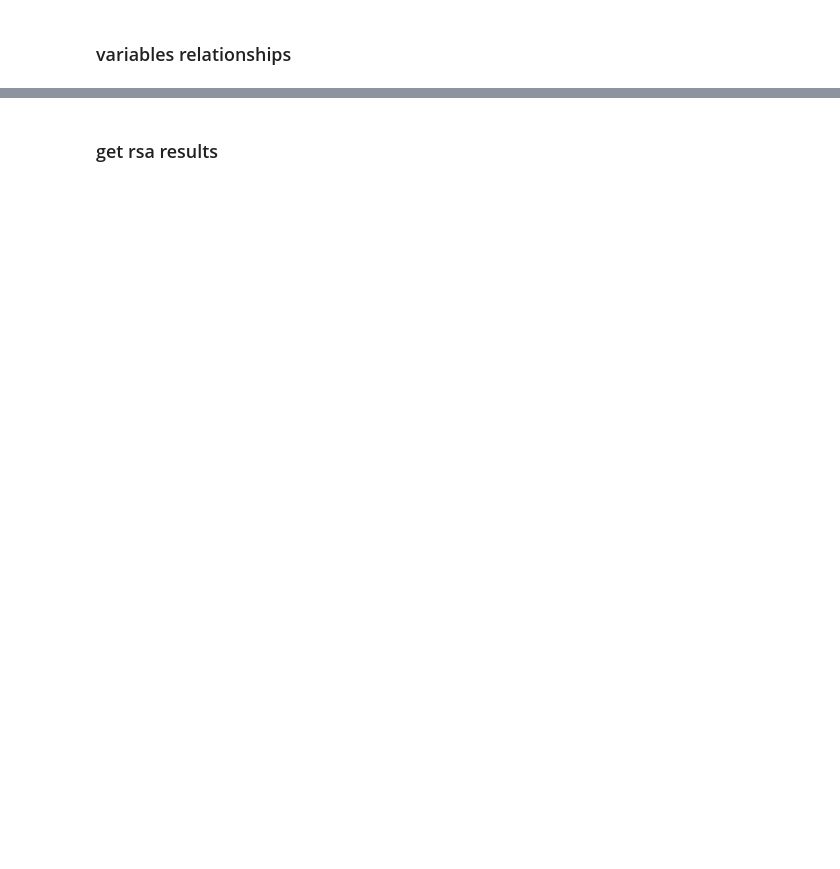
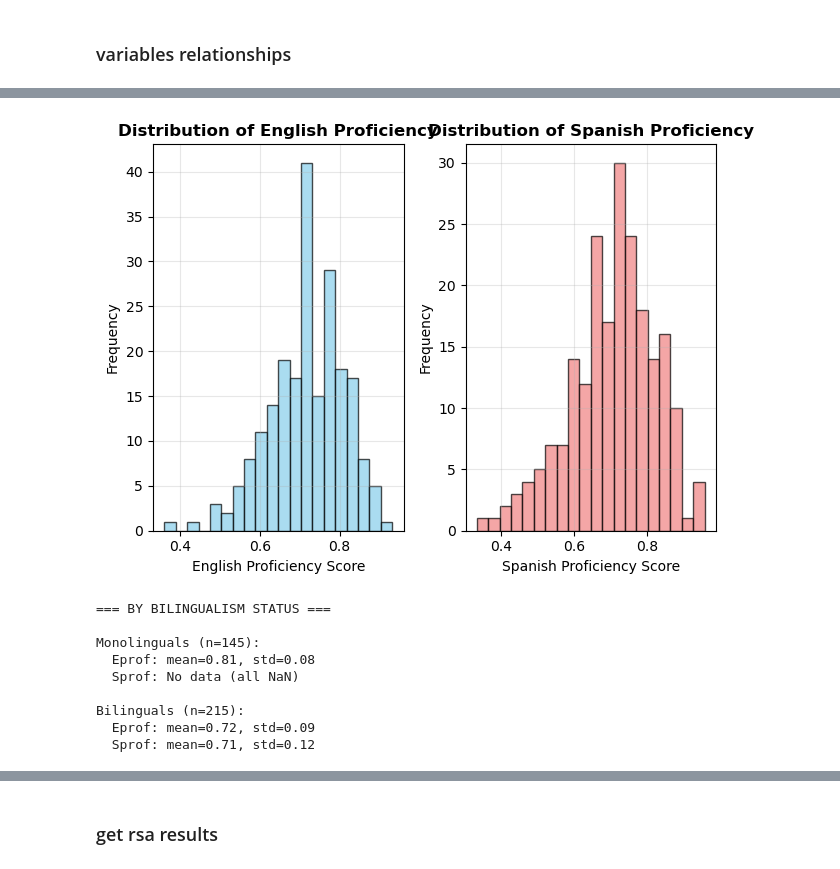
Before and after one commit to Weiiirrr/project_bilingualism_CVAE, a Jupyter notebook: script/CVAE_notebook/03-Analysis-RSA.ipynb, the cells around one changed output, grey strips where cells are left out. Saved outputs shown, nothing was run; the diff lists cells and outputs as text; code cells hidden in the pictures; blank space fills up the shorter version.

```diff
--- a/script/CVAE_notebook/03-Analysis-RSA.ipynb
+++ b/script/CVAE_notebook/03-Analysis-RSA.ipynb
@@ -290,0 +486,42 @@ See the caveats in the documentation: https://pandas.pydata.org/pandas-docs/stab
+# %%
+# English proficiency
+plt.subplot(1, 2, 1)
+df_sort[df_sort.bilingualism == 1]['Eprof'].hist(bins=20, alpha=0.7, color='skyblue', edgecolor='black')
+plt.title('Distribution of English Proficiency', fontweight='bold')
+plt.xlabel('English Proficiency Score')
+plt.ylabel('Frequency')
+plt.grid(True, alpha=0.3)
+
+# Spanish proficiency
+plt.subplot(1, 2, 2)
+df_sort[df_sort.bilingualism == 1]['Sprof'].dropna().hist(bins=20, alpha=0.7, color='lightcoral', edgecolor='black')
+plt.title('Distribution of Spanish Proficiency', fontweight='bold')
+plt.xlabel('Spanish Proficiency Score')
+plt.ylabel('Frequency')
+plt.grid(True, alpha=0.3)
+
+plt.tight_layout()
+plt.show()
+
+# Compare by bilingualism status
+print("\n=== BY BILINGUALISM STATUS ===")
+for status in [0, 1]:
+    label = "Monolinguals" if status == 0 else "Bilinguals"
+    subset = df_sort[df_sort['bilingualism'] == status]
+    print(f"\n{label} (n={len(subset)}):")
+    print(f"  Eprof: mean={subset['Eprof'].mean():.2f}, std={subset['Eprof'].std():.2f}")
+    if not subset['Sprof'].isna().all():
+        print(f"  Sprof: mean={subset['Sprof'].mean():.2f}, std={subset['Sprof'].std():.2f}")
+    else:
+        print(f"  Sprof: No data (all NaN)")
+# %% [output]
+[figure, added]
+=== BY BILINGUALISM STATUS ===
+
+Monolinguals (n=145):
+  Eprof: mean=0.81, std=0.08
+  Sprof: No data (all NaN)
+
+Bilinguals (n=215):
+  Eprof: mean=0.72, std=0.09
+  Sprof: mean=0.71, std=0.12
```
Also changed, not shown: parts of 83 cells of this notebook, 5 other files.
